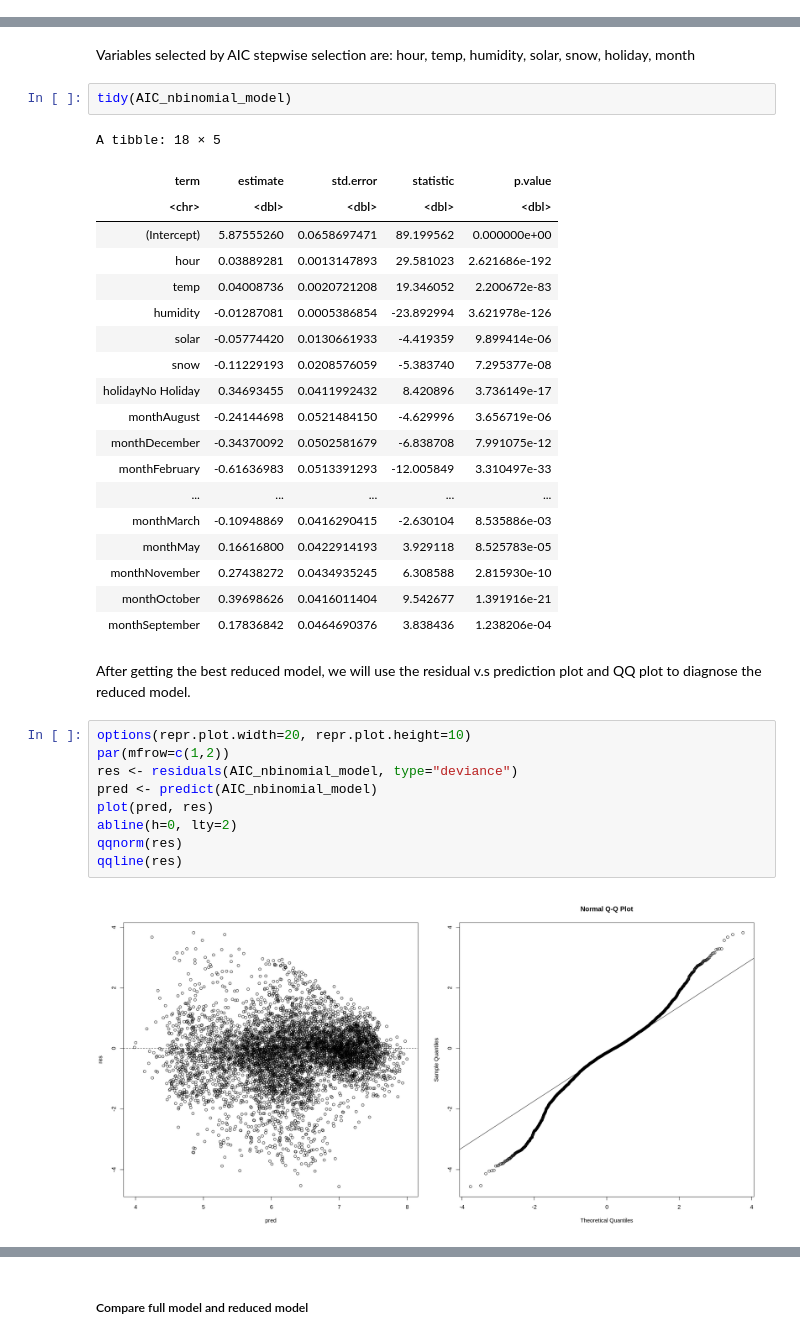
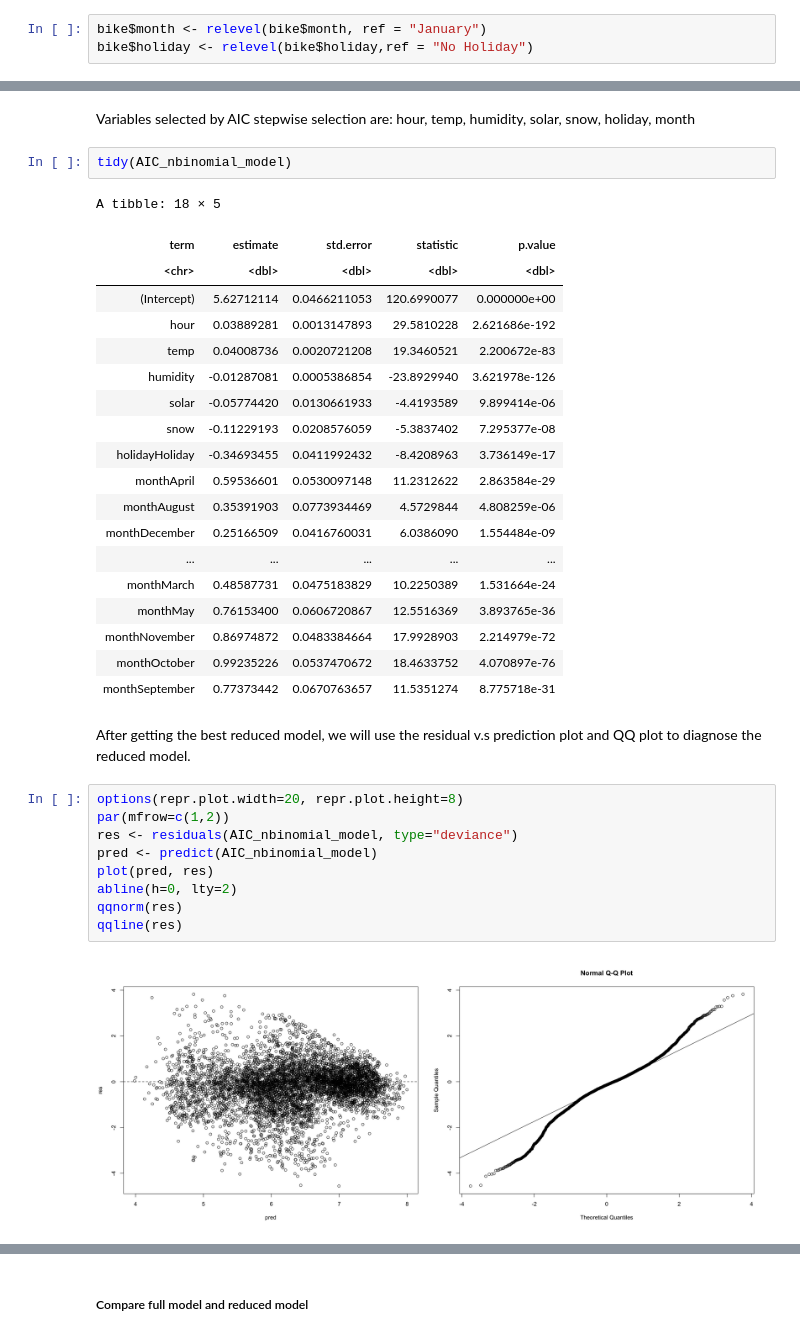
Before and after one commit to xiaohu1122/538A_project, a Jupyter notebook: 538A_Final_Project.ipynb, the cells around one changed output, grey strips where cells are left out. Drawn from its saved outputs; the diff is of its cells as text.

```diff
--- a/538A_Final_Project.ipynb
+++ b/538A_Final_Project.ipynb
@@ -90,3 +109,6 @@ bike <- subset(bike, select = -functioning)
+# %%
+bike$month <- relevel(bike$month, ref = "January")
+bike$holiday <- relevel(bike$holiday,ref = "No Holiday")
 # %% [markdown]
 We are also removing the `date` column since we do not plan to do time series analysis.
 # %%
@@ -392,33 +414,33 @@ tidy(AIC_nbinomial_model)
 A tibble: 18 × 5
 | term | estimate | std.error | statistic | p.value |
 | <chr> | <dbl> | <dbl> | <dbl> | <dbl> |
-| (Intercept) | 5.87555260 | 0.0658697471 | 89.199562 | 0.000000e+00 |
-| hour | 0.03889281 | 0.0013147893 | 29.581023 | 2.621686e-192 |
-| temp | 0.04008736 | 0.0020721208 | 19.346052 | 2.200672e-83 |
-| humidity | -0.01287081 | 0.0005386854 | -23.892994 | 3.621978e-126 |
-| solar | -0.05774420 | 0.0130661933 | -4.419359 | 9.899414e-06 |
-| snow | -0.11229193 | 0.0208576059 | -5.383740 | 7.295377e-08 |
-| holidayNo Holiday | 0.34693455 | 0.0411992432 | 8.420896 | 3.736149e-17 |
-| monthAugust | -0.24144698 | 0.0521484150 | -4.629996 | 3.656719e-06 |
-| monthDecember | -0.34370092 | 0.0502581679 | -6.838708 | 7.991075e-12 |
-| monthFebruary | -0.61636983 | 0.0513391293 | -12.005849 | 3.310497e-33 |
+| (Intercept) | 5.62712114 | 0.0466211053 | 120.6990077 | 0.000000e+00 |
+| hour | 0.03889281 | 0.0013147893 | 29.5810228 | 2.621686e-192 |
+| temp | 0.04008736 | 0.0020721208 | 19.3460521 | 2.200672e-83 |
+| humidity | -0.01287081 | 0.0005386854 | -23.8929940 | 3.621978e-126 |
+| solar | -0.05774420 | 0.0130661933 | -4.4193589 | 9.899414e-06 |
+| snow | -0.11229193 | 0.0208576059 | -5.3837402 | 7.295377e-08 |
+| holidayHoliday | -0.34693455 | 0.0411992432 | -8.4208963 | 3.736149e-17 |
+| monthApril | 0.59536601 | 0.0530097148 | 11.2312622 | 2.863584e-29 |
+| monthAugust | 0.35391903 | 0.0773934469 | 4.5729844 | 4.808259e-06 |
+| monthDecember | 0.25166509 | 0.0416760031 | 6.0386090 | 1.554484e-09 |
 | ... | ... | ... | ... | ... |
-| monthMarch | -0.10948869 | 0.0416290415 | -2.630104 | 8.535886e-03 |
-| monthMay | 0.16616800 | 0.0422914193 | 3.929118 | 8.525783e-05 |
-| monthNovember | 0.27438272 | 0.0434935245 | 6.308588 | 2.815930e-10 |
-| monthOctober | 0.39698626 | 0.0416011404 | 9.542677 | 1.391916e-21 |
-| monthSeptember | 0.17836842 | 0.0464690376 | 3.838436 | 1.238206e-04 |
+| monthMarch | 0.48587731 | 0.0475183829 | 10.2250389 | 1.531664e-24 |
+| monthMay | 0.76153400 | 0.0606720867 | 12.5516369 | 3.893765e-36 |
+| monthNovember | 0.86974872 | 0.0483384664 | 17.9928903 | 2.214979e-72 |
+| monthOctober | 0.99235226 | 0.0537470672 | 18.4633752 | 4.070897e-76 |
+| monthSeptember | 0.77373442 | 0.0670763657 | 11.5351274 | 8.775718e-31 |
 # %% [markdown]
 After getting the best reduced model, we will use the residual v.s prediction plot and QQ plot to diagnose the reduced model.
 # %%
-options(repr.plot.width=20, repr.plot.height=10)
+options(repr.plot.width=20, repr.plot.height=8)
 par(mfrow=c(1,2))
 res <- residuals(AIC_nbinomial_model, type="deviance")
 pred <- predict(AIC_nbinomial_model)
 plot(pred, res)
 abline(h=0, lty=2)
 qqnorm(res)
 qqline(res)
 # %% [output]
-[figure, old version]
+[figure, new version]
 # %%
```
Also changed, not shown: parts of 17 cells of this notebook.
